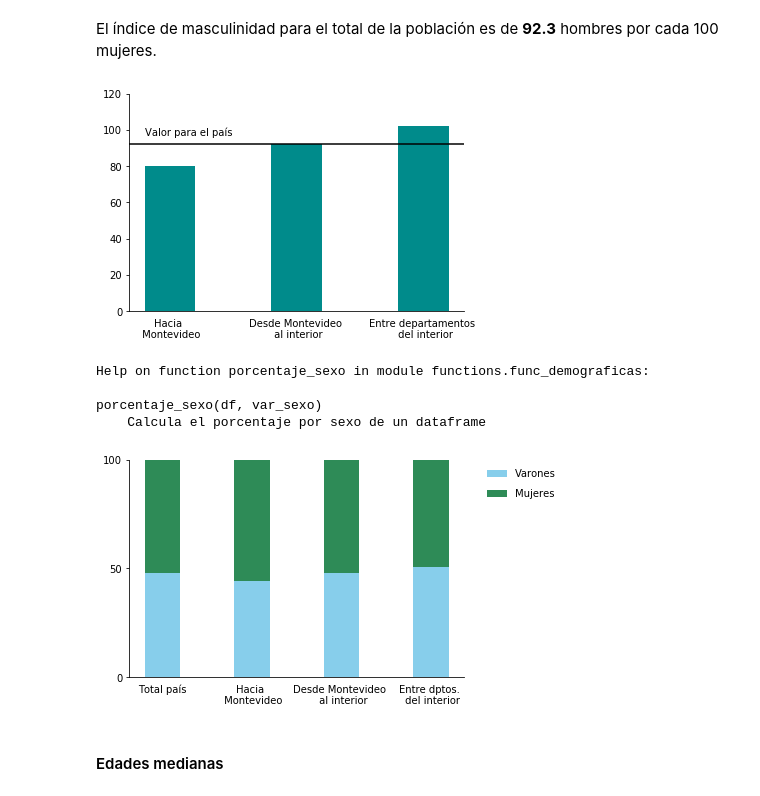
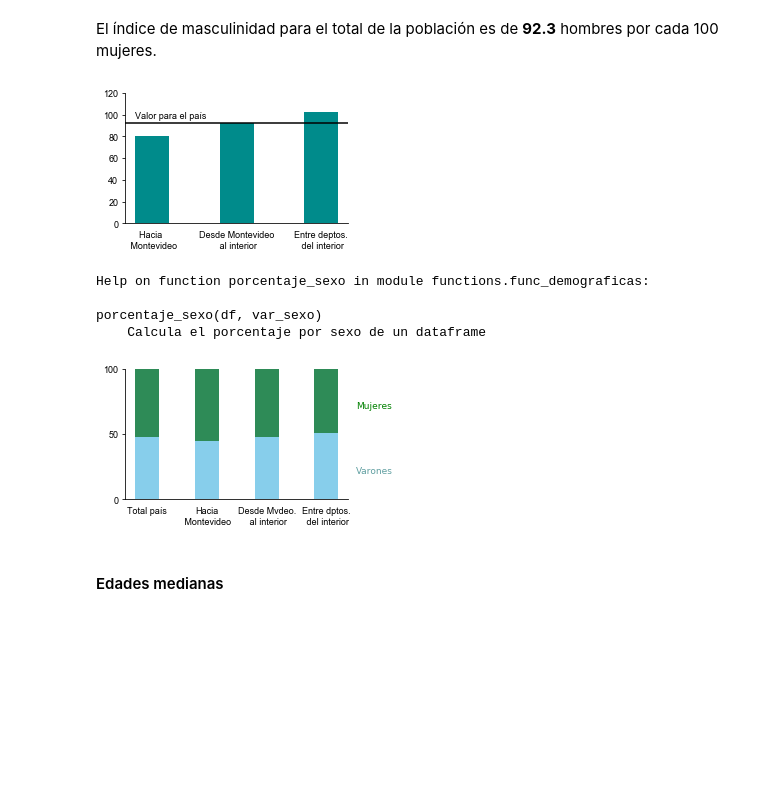
Before and after one commit to guillermodangelo/tesis, a Jupyter notebook: 02-eda.ipynb, the cells around one changed output. Saved outputs shown, nothing was run; the diff lists cells and outputs as text; code cells hidden in the pictures; blank space fills up the shorter version.

```diff
--- a/02-eda.ipynb
+++ b/02-eda.ipynb
@@ -150,9 +162,13 @@ El índice de masculinidad para el total de la población es de **92.3** hombres
 # %%
+# setea tipo de fuente y tamaño
+size = 9
+font = {'fontname': 'Arial', 'fontsize': size}
+
 # grafica índices de maculinidad de cada población
-fig, ax = plt.subplots()
+fig, ax = plt.subplots(figsize = fig_size)
 
 # ancho de las barras
-bars_width=0.4
+bars_width=0.40
 
 # ubicación de los grupos
 ind = np.arange(3)
@@ -165,8 +181,8 @@ color = 'darkcyan'
 
 # etiquetas
 labels = ['Hacia \n Montevideo',
-          'Desde Montevideo \n al interior',
-          'Entre departamentos \n del interior']
+          'Desde Montevideo\n al interior',
+          'Entre deptos.\n del interior']
 
 # plotea
 [plt.bar(i, ind_m_desagregado[i],  width=bars_width, color=color, label=labels[i]) for i in range(3)]
@@ -175,13 +191,14 @@ labels = ['Hacia \n Montevideo',
 plt.axhline(ind_m_pais, color='k')
 
 # agrega texto sobre el valor para todo el país
-ax.text(-0.2, ind_m_pais * 1.05, 'Valor para el país')
+ax.text(-0.2, ind_m_pais * 1.05, 'Valor para el país', **font)
 
 # oculta ejes superior y derecho
 [ax.spines[x].set_visible(False) for x in ["top", "right"]]
 
 # etiquetas en eje X
-plt.xticks(ind, labels)
+plt.xticks(ind, labels, **font)
+plt.yticks(**font)
 
 # oculta ticks en eje x
 plt.tick_params(axis='x', bottom=False, labelbottom=True)
@@ -192,7 +209,7 @@ plt.savefig('mapas_graficas/eda_001_barras_masculinidad.pdf',
 
 plt.show()
 # %% [output]
-[figure, old version]
+[figure, new version]
 # %%
 # proporción varones/mujeres
 help(porcentaje_sexo)
@@ -210,52 +227,58 @@ porcentaje_sexo(df, var_sexo)
 # %%
 # etiquetas a ser utilizadas
 labels_extended = ['Total país',
-                   'Hacia \n Montevideo',
-                   'Desde Montevideo \n al interior',
-                   'Entre dptos. \n del interior']
+                   'Hacia\n Montevideo',
+                   'Desde Mvdeo.\n al interior',
+                   'Entre dptos.\n del interior']
 # %%
-fig, ax = plt.subplots()
+fig, ax = plt.subplots(figsize=fig_size)
 
 # setea paleta de colores
 colors = 'skyblue', 'seagreen'
 
 # mínimo y máximo de ejes
 plt.ylim(0, 100)
 
 # controla el intervalo de etiquetas en los ticks del eje Y
 plt.yticks(np.arange(0, 101, 50))
 
 # n de barras
 ind=np.arange(4)
 
 _bottoms = [None, prop_sexo_tranposed[0]]
 
 # grafica
 p = [plt.bar(ind, prop_sexo_tranposed[i], width=bars_width, bottom=_bottoms[i], color=colors[i]) for i in range(2)]
 
 # oculta spines
 [ax.spines[x].set_visible(False) for x in ["top", "right"]]
 
 # labels
-plt.xticks(ind, labels_extended)
+plt.xticks(ind, labels_extended, **font)
+plt.yticks(**font)
 
 # oculta ticks en eje x
 plt.tick_params(axis='x', bottom=False, labelbottom=True)
 
-# leyenda
-plt.legend(['Varones', 'Mujeres'],
-           bbox_to_anchor=(1.3, 1),
-           loc='upper right',
-           frameon=False,
-           labelspacing=1)
+def etiquetar_sexos_barras(x_position, ax_name, colors, font_size):
+        # Varones
+        ax_name.text(x_position, 20, 'Varones',
+        horizontalalignment='left',
+        color=colors[0], fontsize=font_size)
+        # Mujeres
+        ax_name.text(x_position, 70, 'Mujeres',
+        horizontalalignment='left',
+        color=colors[1], fontsize=font_size)
+
+etiquetar_sexos_barras(3.5, plt, ['cadetblue', 'green'], 9)
 
 plt.savefig('mapas_graficas/eda_002_porcentaje_sexo.pdf',
              bbox_inches= 'tight',
              metadata= metadatos_figs)
 
 plt.show()
 # %% [output]
-[figure, old version]
+[figure, new version]
 # %% [markdown]
 #### Edades medianas
 # %%
```
Also changed, not shown: parts of 15 cells of this notebook, 13 other files.
